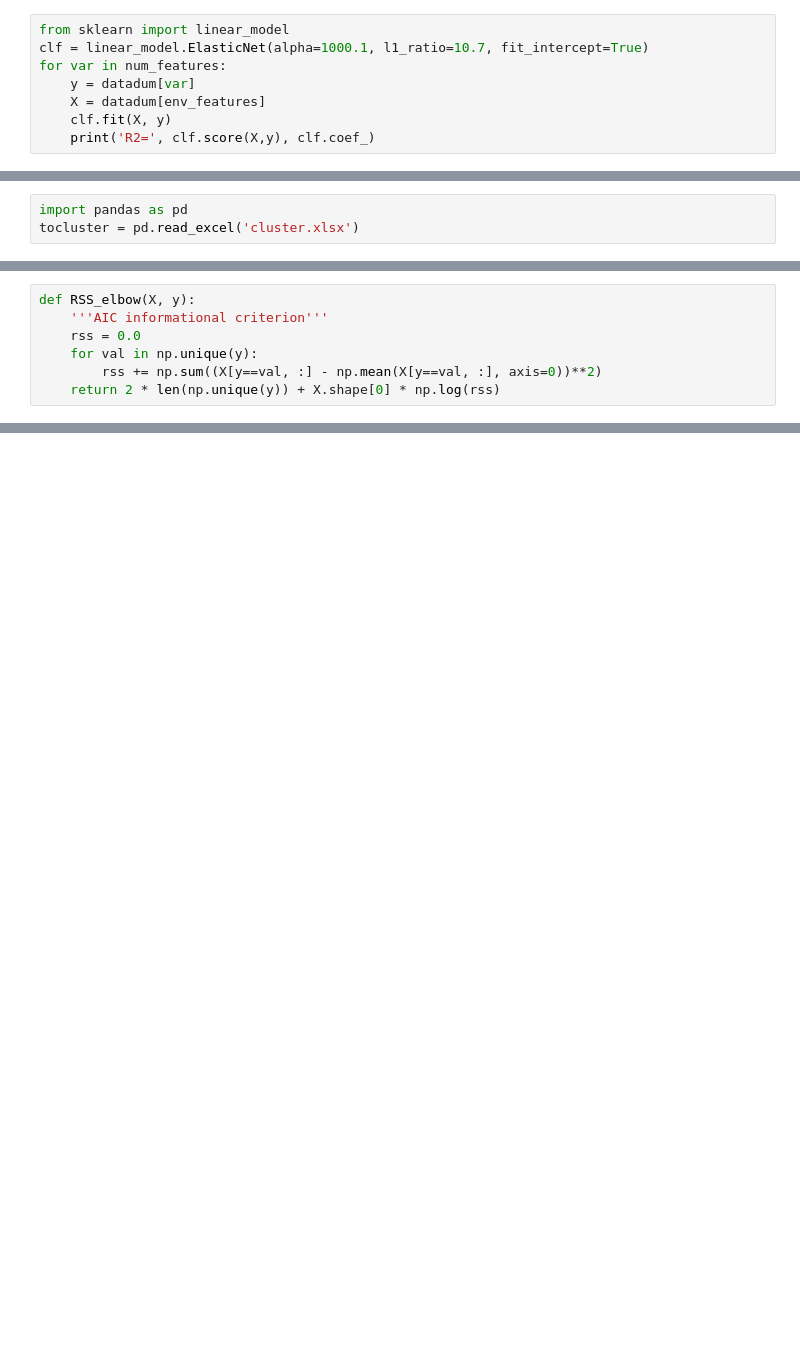
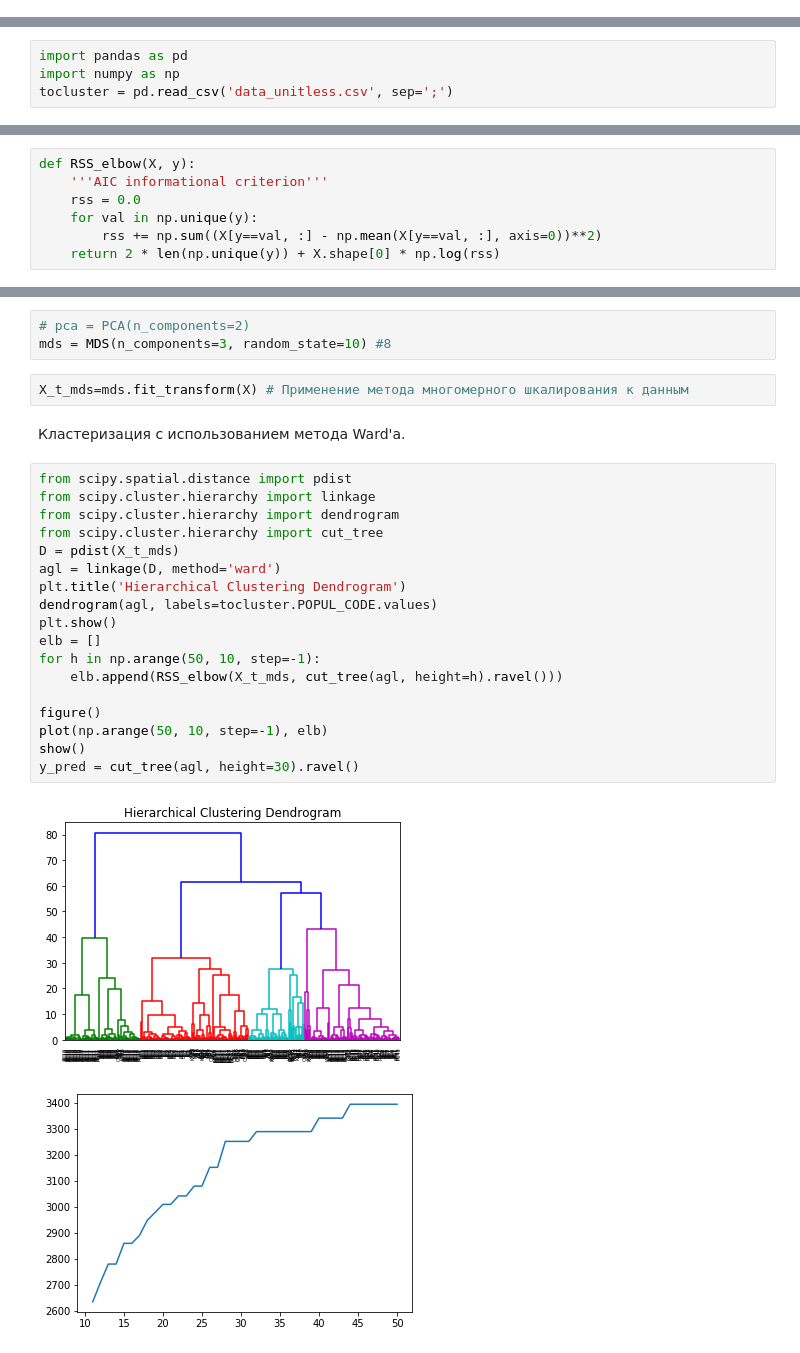
Before and after one commit to VBGI/df, a Jupyter notebook: inside_df.ipynb, the cells around one changed output, grey strips where cells are left out. Drawn from its saved outputs; the diff is of its cells as text; blank space fills up the shorter version.

```diff
--- a/inside_df.ipynb
+++ b/inside_df.ipynb
@@ -240,8 +239,0 @@ R2= 0.10179722671322367
-# %%
-from sklearn import linear_model
-clf = linear_model.ElasticNet(alpha=1000.1, l1_ratio=10.7, fit_intercept=True)
-for var in num_features:
-    y = datadum[var]
-    X = datadum[env_features]
-    clf.fit(X, y)
-    print('R2=', clf.score(X,y), clf.coef_)
@@ -250,3 +244,4 @@ NameError: name 'num_features' is not defined
 # %%
 import pandas as pd
-tocluster = pd.read_excel('cluster.xlsx')
+import numpy as np
+tocluster = pd.read_csv('data_unitless.csv', sep=';')
@@ -434,0 +277,28 @@ array([[ 0.34266   ],
+# %%
+# pca = PCA(n_components=2)
+mds = MDS(n_components=3, random_state=10) #8
+# %%
+X_t_mds=mds.fit_transform(X) # Применение метода многомерного шкалирования к данным
+# %% [markdown]
+Кластеризация с использованием метода Ward'a.
+# %%
+from scipy.spatial.distance import pdist
+from scipy.cluster.hierarchy import linkage
+from scipy.cluster.hierarchy import dendrogram
+from scipy.cluster.hierarchy import cut_tree
+D = pdist(X_t_mds)
+agl = linkage(D, method='ward')
+plt.title('Hierarchical Clustering Dendrogram')
+dendrogram(agl, labels=tocluster.POPUL_CODE.values)
+plt.show()
+elb = []
+for h in np.arange(50, 10, step=-1):
+    elb.append(RSS_elbow(X_t_mds, cut_tree(agl, height=h).ravel()))
+
+figure()
+plot(np.arange(50, 10, step=-1), elb)
+show()
+y_pred = cut_tree(agl, height=30).ravel()
+# %% [output]
+[figure, added]
+[figure, added]
```
Also changed, not shown: parts of 59 cells of this notebook, 1 other file.
